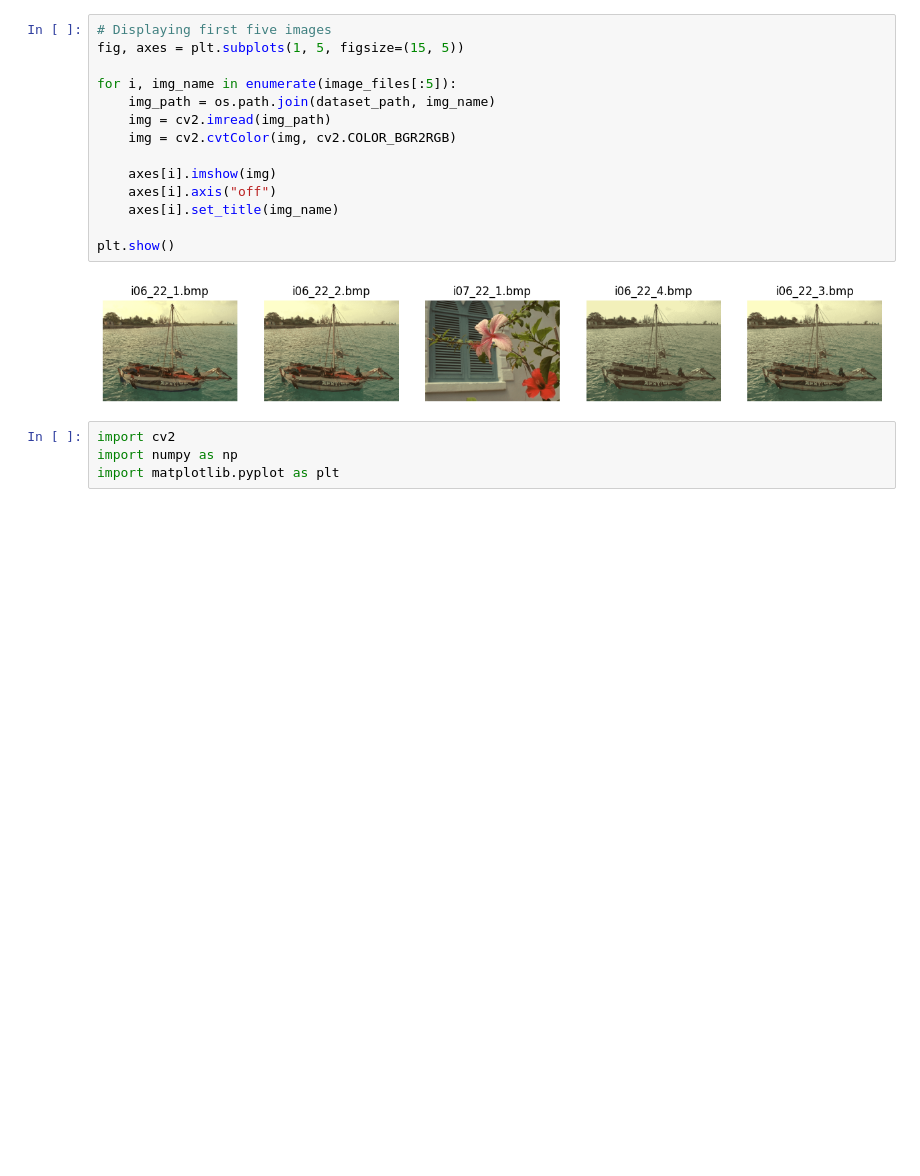
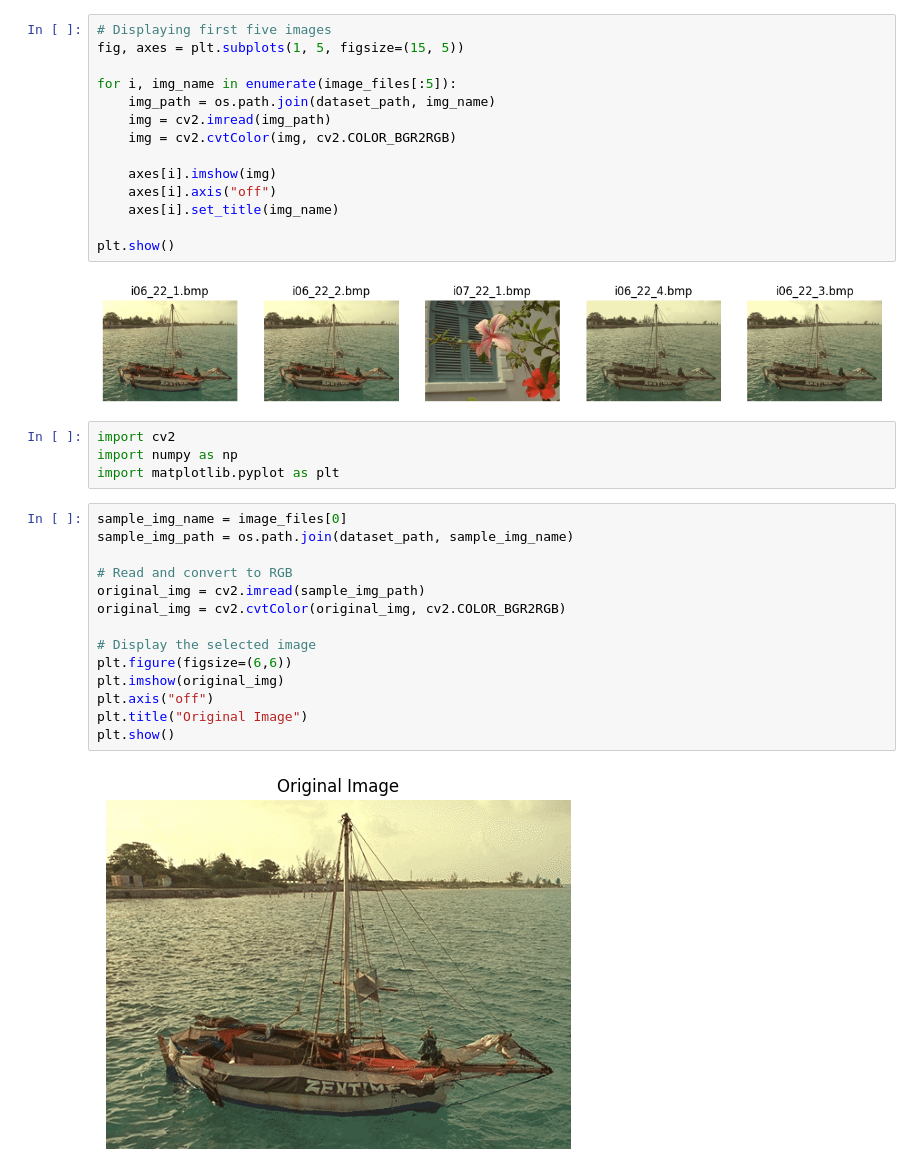
Before and after one commit to vestinabert/Image_Processing, a Jupyter notebook: Image_Quality_Assessment.ipynb, the cells around one changed output. Saved outputs shown, nothing was run; the diff lists cells and outputs as text; blank space fills up the shorter version.

```diff
--- a/Image_Quality_Assessment.ipynb
+++ b/Image_Quality_Assessment.ipynb
@@ -37,3 +35,19 @@ plt.show()
 import cv2
 import numpy as np
 import matplotlib.pyplot as plt
+# %%
+sample_img_name = image_files[0]
+sample_img_path = os.path.join(dataset_path, sample_img_name)
+
+# Read and convert to RGB
+original_img = cv2.imread(sample_img_path)
+original_img = cv2.cvtColor(original_img, cv2.COLOR_BGR2RGB)
+
+# Display the selected image
+plt.figure(figsize=(6,6))
+plt.imshow(original_img)
+plt.axis("off")
+plt.title("Original Image")
+plt.show()
+# %% [output]
+[figure, added]
```
Also changed, not shown: parts of 2 cells of this notebook.
